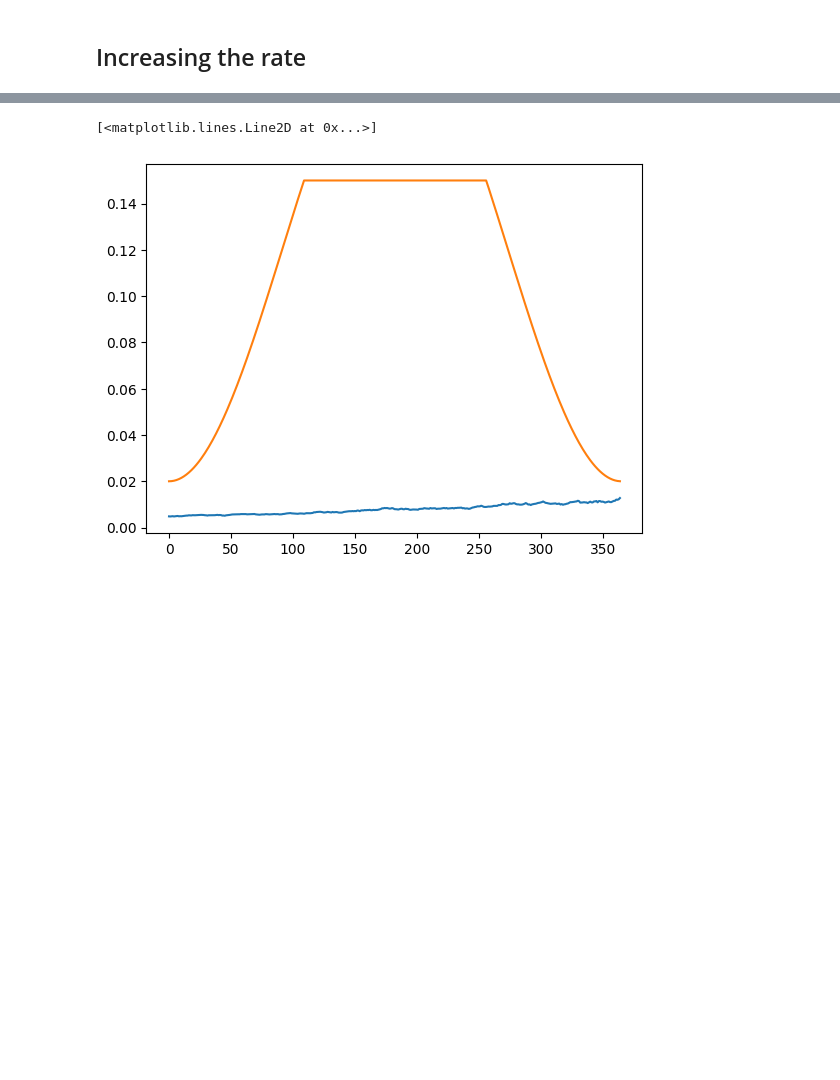
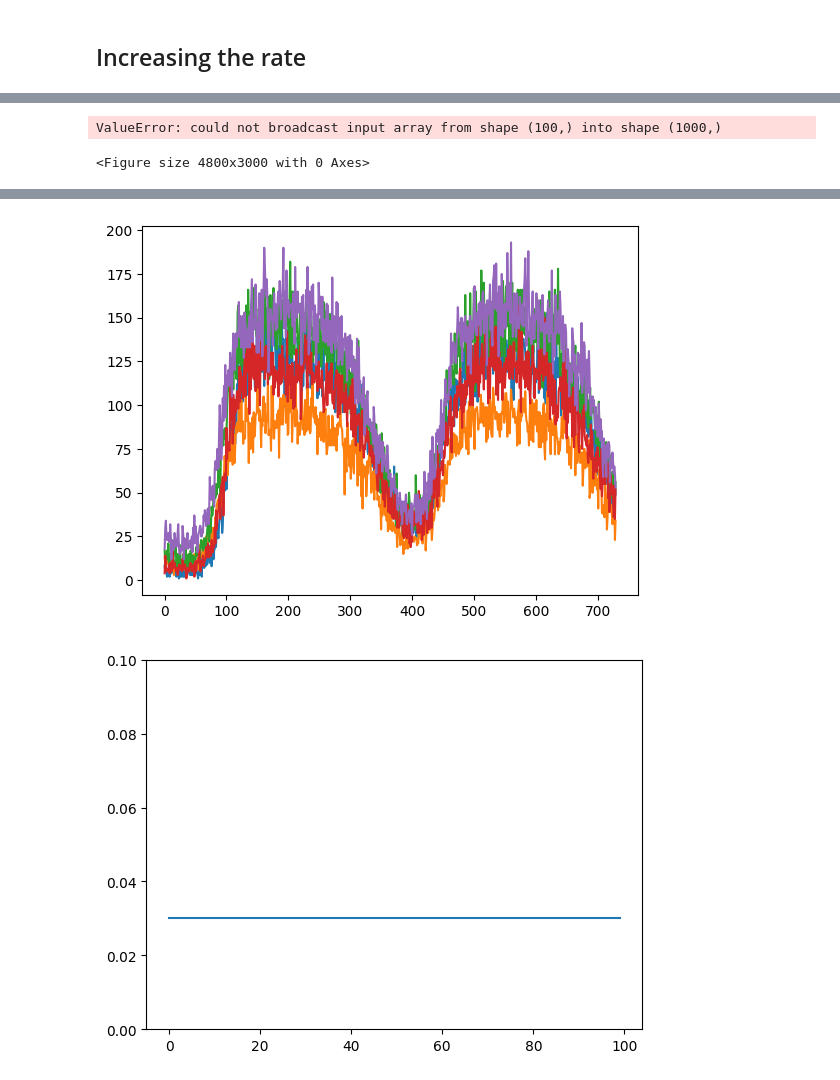
Before and after one commit to atiumcache/filter_forecast, a Jupyter notebook: juptyer notebooks/resample_exp.ipynb, the cells around one changed output, grey strips where cells are left out. Drawn from its saved outputs; the diff is of its cells as text; code cells hidden in the pictures; blank space fills up the shorter version.

```diff
--- a/juptyer notebooks/resample_exp.ipynb
+++ b/juptyer notebooks/resample_exp.ipynb
@@ -186,3 +192,8 @@ Iteration: 364
+# %%
+visualize_particles(100,algo.ctx.sankey_indices)
+# %% [output]
+ValueError: could not broadcast input array from shape (100,) into shape (1000,)
+<Figure size 4800x3000 with 0 Axes>
 # %%
 import matplotlib.pyplot as plt
 import pandas as pd
@@ -191,20 +202,32 @@ pf_state = pd.read_csv('../datasets/state_quantiles.csv').to_numpy()
 pf_state = np.delete(pf_state,0,1)
 pf_r = pd.read_csv('../datasets/r_quantiles.csv').to_numpy()
 pf_r = np.delete(pf_r,0,1)
+pf_mu = pd.read_csv('../datasets/mu_quantiles.csv').to_numpy()
+pf_mu = np.delete(pf_mu,0,1)
+
 
 real_data = pd.read_csv('../datasets/resample_experiment_time_series.csv').to_numpy()
-real_data = np.delete(real_data,0,1)
+#real_data = np.delete(real_data,0,1)
+
+
 
 d=365
 t=np.linspace(0,2*d,2*d+1)
 def effBeta(t):
     return 0.1*(1.2-np.cos(t/d*2*np.pi))
 
-r_vals = [min(effBeta(t), 0.15) for t in range(365)]
+r_vals = [effBeta(t) for t in range(365)]
 
 plt.plot(pf_state)
-plt.plot(real_data[:365])
 plt.show()
+plt.plot(real_data)
+plt.show()
+
+plt.plot(pf_mu)
+plt.ylim(0,0.1)
+plt.show()
+
 plt.plot(pf_r)
 plt.plot(r_vals)
+plt.show()
 # %% [output]
@@ -212,2 +235,2 @@ plt.plot(r_vals)
-[<matplotlib.lines.Line2D at 0x...>]
-[figure, old version]
+[figure, new version]
+[figure, added]
```
Also changed, not shown: parts of 4 cells of this notebook, 31 other files.
